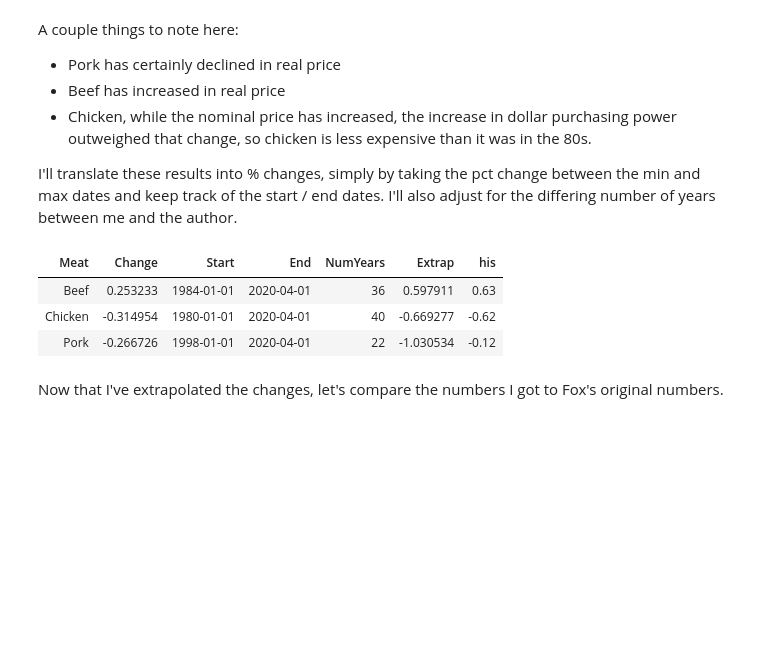
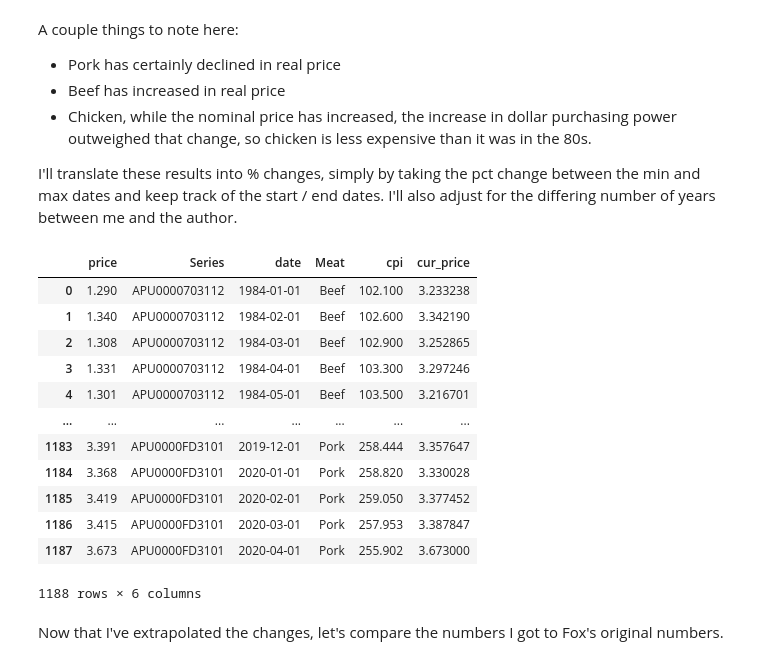
Before and after one commit to ayoskovich/chickens_trust, a Jupyter notebook: price_check.ipynb, the cells around one changed output. Saved outputs shown, nothing was run; the diff lists cells and outputs as text; code cells hidden in the pictures; blank space fills up the shorter version.

```diff
--- a/price_check.ipynb
+++ b/price_check.ipynb
@@ -61,8 +61,23 @@ A couple things to note here:
 - Chicken, while the nominal price has increased, the increase in dollar purchasing power outweighed that change, so chicken is less expensive than it was in the 80s.
 
 I'll translate these results into % changes, simply by taking the pct change between the min and max dates and keep track of the start / end dates. I'll also adjust for the differing number of years between me and the author.
+# %%
+adjust
+# %% [output]
+|  | price | Series | date | Meat | cpi | cur_price |
+| 0 | 1.290 | APU0000703112 | 1984-01-01 | Beef | 102.100 | 3.233238 |
+| 1 | 1.340 | APU0000703112 | 1984-02-01 | Beef | 102.600 | 3.342190 |
+| 2 | 1.308 | APU0000703112 | 1984-03-01 | Beef | 102.900 | 3.252865 |
+| 3 | 1.331 | APU0000703112 | 1984-04-01 | Beef | 103.300 | 3.297246 |
+| 4 | 1.301 | APU0000703112 | 1984-05-01 | Beef | 103.500 | 3.216701 |
+| ... | ... | ... | ... | ... | ... | ... |
+| 1183 | 3.391 | APU0000FD3101 | 2019-12-01 | Pork | 258.444 | 3.357647 |
+| 1184 | 3.368 | APU0000FD3101 | 2020-01-01 | Pork | 258.820 | 3.330028 |
+| 1185 | 3.419 | APU0000FD3101 | 2020-02-01 | Pork | 259.050 | 3.377452 |
+| 1186 | 3.415 | APU0000FD3101 | 2020-03-01 | Pork | 257.953 | 3.387847 |
+| 1187 | 3.673 | APU0000FD3101 | 2020-04-01 | Pork | 255.902 | 3.673000 |
+1188 rows × 6 columns
 # %%
-# Add his numbers
 his = {
     'Beef':.63,
     'Chicken':-.62,
@@ -76,18 +91,7 @@ x = (
     .assign(NumYears = lambda x: x['End'].dt.year - x['Start'].dt.year)
     .assign(Extrap = lambda x: x.Change / x.NumYears * 85)
     .assign(his = lambda x: x['Meat'].map(his))
-);
-
-HTML(
-    x
-    .to_html(index=False)
-    .replace('border="1"','border="0"')
 )
-# %% [output]
-| Meat | Change | Start | End | NumYears | Extrap | his |
-| Beef | 0.253233 | 1984-01-01 | 2020-04-01 | 36 | 0.597911 | 0.63 |
-| Chicken | -0.314954 | 1980-01-01 | 2020-04-01 | 40 | -0.669277 | -0.62 |
-| Pork | -0.266726 | 1998-01-01 | 2020-04-01 | 22 | -1.030534 | -0.12 |
 # %% [markdown]
 Now that I've extrapolated the changes, let's compare the numbers I got to Fox's original numbers.
 # %%
```
Also changed, not shown: 3 other files.
